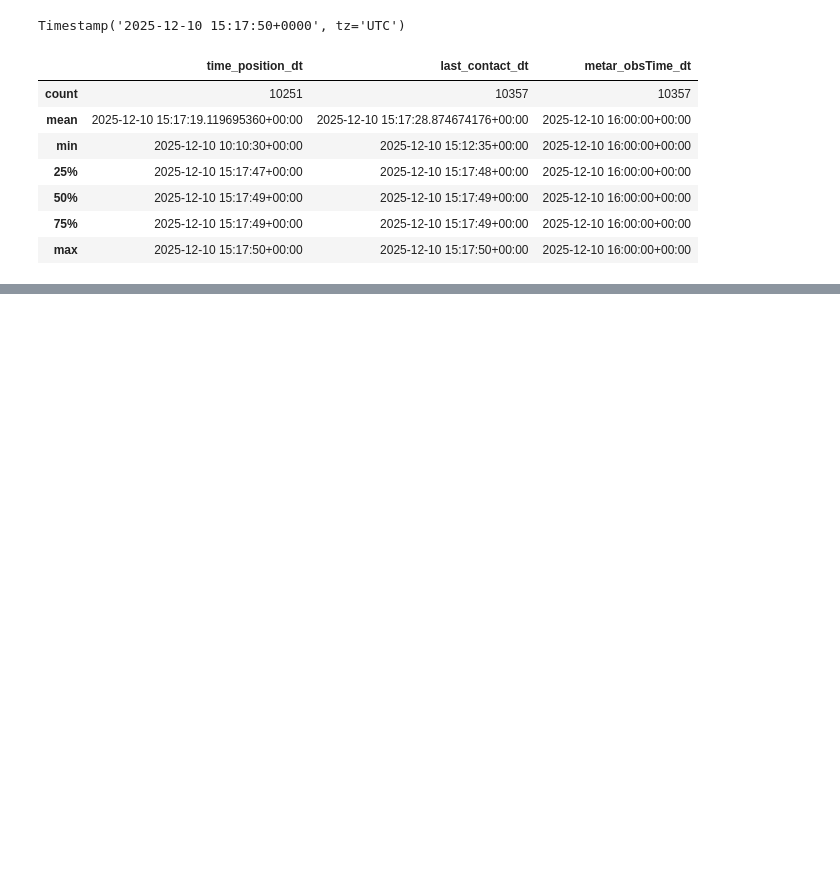
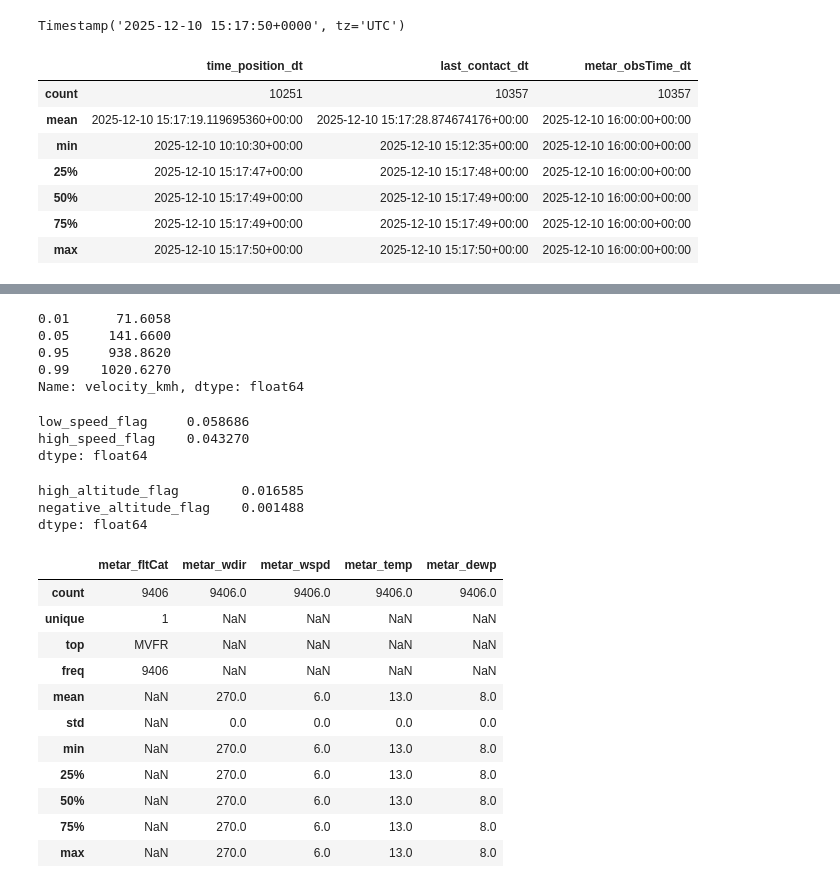
Before and after one commit to yhakam/aviation-risk-project, a Jupyter notebook: notebooks/01_eda_flights_enriched.ipynb, the cells around one changed output, grey strips where cells are left out. Drawn from its saved outputs; the diff is of its cells as text; code cells hidden in the pictures; blank space fills up the shorter version.

```diff
--- a/notebooks/01_eda_flights_enriched.ipynb
+++ b/notebooks/01_eda_flights_enriched.ipynb
@@ -176,0 +237,41 @@ df[[
+# %%
+df_airborne["velocity_kmh"].quantile([0.01, 0.05, 0.95, 0.99])
+# %% [output]
+0.01      71.6058
+0.05     141.6600
+0.95     938.8620
+0.99    1020.6270
+Name: velocity_kmh, dtype: float64
+# %%
+df_airborne["low_speed_flag"] = df_airborne["velocity_kmh"] < 150
+df_airborne["high_speed_flag"] = df_airborne["velocity_kmh"] > 950
+
+df_airborne[["low_speed_flag", "high_speed_flag"]].mean()
+# %% [output]
+low_speed_flag     0.058686
+high_speed_flag    0.043270
+dtype: float64
+# %%
+df_airborne["high_altitude_flag"] = df_airborne["baro_altitude"] > 13000
+df_airborne["negative_altitude_flag"] = df_airborne["baro_altitude"] < 0
+
+df_airborne[["high_altitude_flag", "negative_altitude_flag"]].mean()
+# %% [output]
+high_altitude_flag        0.016585
+negative_altitude_flag    0.001488
+dtype: float64
+# %%
+df_airborne[["metar_fltCat","metar_wdir","metar_wspd","metar_temp","metar_dewp"]].describe(include="all")
+# %% [output]
+|  | metar_fltCat | metar_wdir | metar_wspd | metar_temp | metar_dewp |
+| count | 9406 | 9406.0 | 9406.0 | 9406.0 | 9406.0 |
+| unique | 1 | NaN | NaN | NaN | NaN |
+| top | MVFR | NaN | NaN | NaN | NaN |
+| freq | 9406 | NaN | NaN | NaN | NaN |
+| mean | NaN | 270.0 | 6.0 | 13.0 | 8.0 |
+| std | NaN | 0.0 | 0.0 | 0.0 | 0.0 |
+| min | NaN | 270.0 | 6.0 | 13.0 | 8.0 |
+| 25% | NaN | 270.0 | 6.0 | 13.0 | 8.0 |
+| 50% | NaN | 270.0 | 6.0 | 13.0 | 8.0 |
+| 75% | NaN | 270.0 | 6.0 | 13.0 | 8.0 |
+| max | NaN | 270.0 | 6.0 | 13.0 | 8.0 |
```
Also changed, not shown: parts of 14 cells of this notebook, 1 other file.
